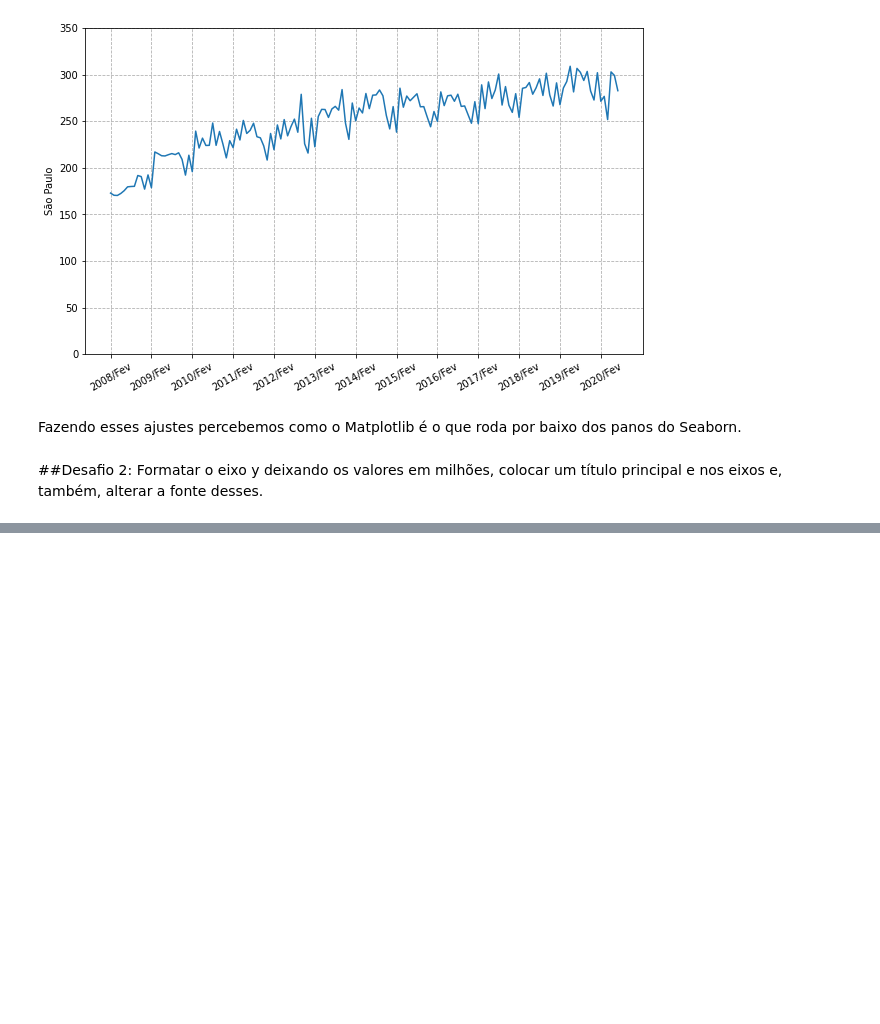
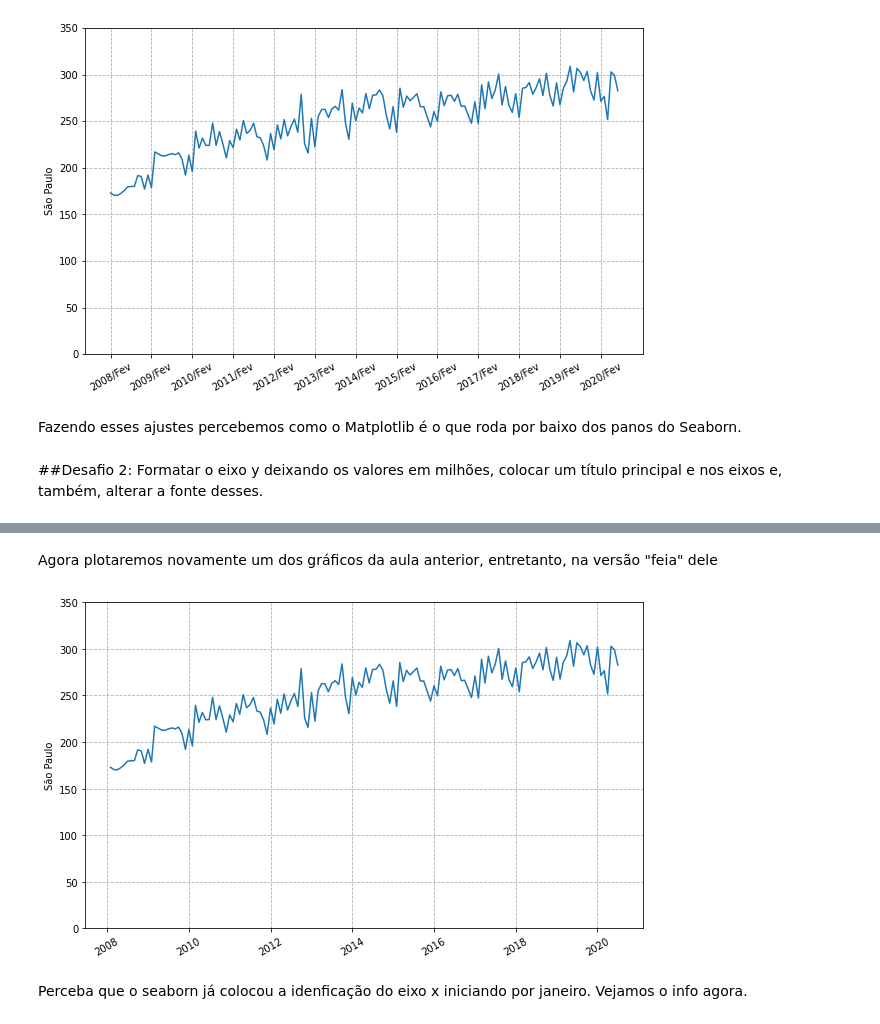
Before and after one commit to AdamStamm/bootcamp_alura, a Jupyter notebook: Notebooks/Bootcamp_Data_Science_Módulo_2.ipynb, the cells around one changed output, grey strips where cells are left out. Drawn from its saved outputs; the diff is of its cells as text; code cells hidden in the pictures; blank space fills up the shorter version.

```diff
--- a/Notebooks/Bootcamp_Data_Science_Módulo_2.ipynb
+++ b/Notebooks/Bootcamp_Data_Science_Módulo_2.ipynb
@@ -620,0 +655,22 @@ plt.show()
+# %%
+meses = {"Jan": 1,
+         "Fev": 2,
+         "Mar": 3,
+         "Abr": 4,
+         "Mai": 5,
+         "Jun": 6,
+         "Jul": 7,
+         "Ago": 8,
+         "Set": 9,
+         "Out": 10,
+         "Nov": 11,
+         "Dez": 12,}
+
+def para_dia(ano_mes: str):
+  ano: int = int(ano_mes[:4])
+  mes: str = (ano_mes[5:])
+  mes_numero: int = meses[mes]
+  return date(ano,mes_numero,1)
+
+mensal.index = mensal.index.map(para_dia)
+mensal.head()
@@ -620,0 +684,14 @@ plt.show()
+# %% [markdown]
+Agora plotaremos novamente um dos gráficos da aula anterior, entretanto, na versão "feia" dele
+# %%
+plt.figure(figsize=(10,6))
+ax = sns.lineplot(data=mensal, x=mensal.index, y='São Paulo')
+#ax.yaxis.set_major_formatter(ticker.StrMethodFormatter("{x:,.0f}.000.000")) #transformando eixo das ordenadas para valores de ponto flutuante
+plt.xticks(rotation=30)
+plt.ylim(0,350)
+plt.grid(linestyle='--')
+plt.show()
+# %% [output]
+[figure, added]
+# %% [markdown]
+Perceba que o seaborn já colocou a idenficação do eixo x iniciando por janeiro. Vejamos o info agora.
```
Also changed, not shown: parts of 30 cells of this notebook.
